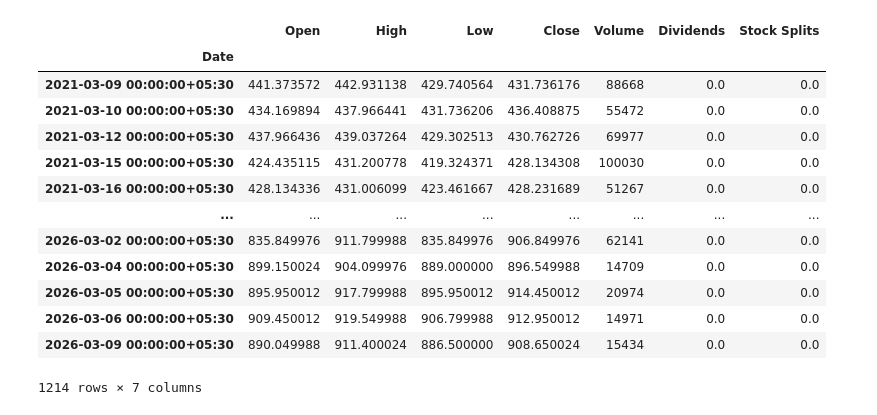
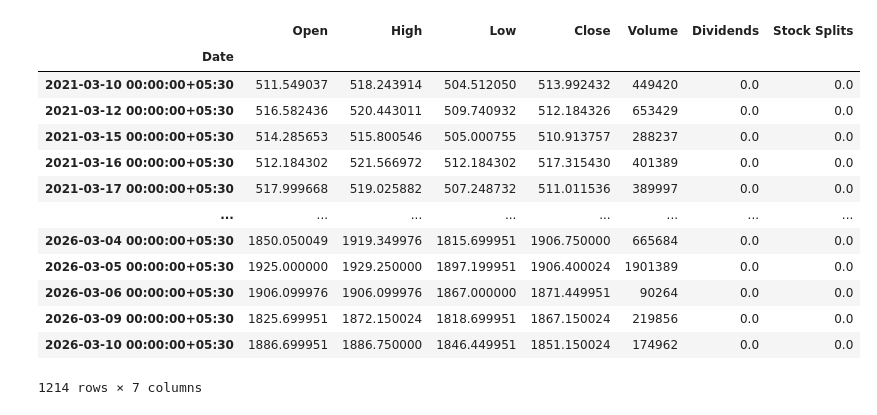
Before and after one commit to AshwinRaj-U/Python-Code-Practice, a Jupyter notebook: Untitled.ipynb, the cells around one changed output. Saved outputs shown, nothing was run; the diff lists cells and outputs as text; code cells hidden in the pictures.

```diff
--- a/Untitled.ipynb
+++ b/Untitled.ipynb
@@ -5,20 +6,20 @@ import matplotlib.pyplot as plt
 # %%
-zudus = yf.Ticker("ZYDUSLIFE.BO")
-data = zudus.history(period="5y")  # last 1 year
+airtel = yf.Ticker("BHARTIARTL.BO")
+data = airtel.history(period="5y")  # last 1 year
 data
 # %% [output]
 |  | Open | High | Low | Close | Volume | Dividends | Stock Splits |
 | Date |  |  |  |  |  |  |  |
-| 2021-03-09 00:00:00+05:30 | 441.373572 | 442.931138 | 429.740564 | 431.736176 | 88668 | 0.0 | 0.0 |
-| 2021-03-10 00:00:00+05:30 | 434.169894 | 437.966441 | 431.736206 | 436.408875 | 55472 | 0.0 | 0.0 |
-| 2021-03-12 00:00:00+05:30 | 437.966436 | 439.037264 | 429.302513 | 430.762726 | 69977 | 0.0 | 0.0 |
-| 2021-03-15 00:00:00+05:30 | 424.435115 | 431.200778 | 419.324371 | 428.134308 | 100030 | 0.0 | 0.0 |
-| 2021-03-16 00:00:00+05:30 | 428.134336 | 431.006099 | 423.461667 | 428.231689 | 51267 | 0.0 | 0.0 |
+| 2021-03-10 00:00:00+05:30 | 511.549037 | 518.243914 | 504.512050 | 513.992432 | 449420 | 0.0 | 0.0 |
+| 2021-03-12 00:00:00+05:30 | 516.582436 | 520.443011 | 509.740932 | 512.184326 | 653429 | 0.0 | 0.0 |
+| 2021-03-15 00:00:00+05:30 | 514.285653 | 515.800546 | 505.000755 | 510.913757 | 288237 | 0.0 | 0.0 |
+| 2021-03-16 00:00:00+05:30 | 512.184302 | 521.566972 | 512.184302 | 517.315430 | 401389 | 0.0 | 0.0 |
+| 2021-03-17 00:00:00+05:30 | 517.999668 | 519.025882 | 507.248732 | 511.011536 | 389997 | 0.0 | 0.0 |
 | ... | ... | ... | ... | ... | ... | ... | ... |
-| 2026-03-02 00:00:00+05:30 | 835.849976 | 911.799988 | 835.849976 | 906.849976 | 62141 | 0.0 | 0.0 |
-| 2026-03-04 00:00:00+05:30 | 899.150024 | 904.099976 | 889.000000 | 896.549988 | 14709 | 0.0 | 0.0 |
-| 2026-03-05 00:00:00+05:30 | 895.950012 | 917.799988 | 895.950012 | 914.450012 | 20974 | 0.0 | 0.0 |
-| 2026-03-06 00:00:00+05:30 | 909.450012 | 919.549988 | 906.799988 | 912.950012 | 14971 | 0.0 | 0.0 |
-| 2026-03-09 00:00:00+05:30 | 890.049988 | 911.400024 | 886.500000 | 908.650024 | 15434 | 0.0 | 0.0 |
+| 2026-03-04 00:00:00+05:30 | 1850.050049 | 1919.349976 | 1815.699951 | 1906.750000 | 665684 | 0.0 | 0.0 |
+| 2026-03-05 00:00:00+05:30 | 1925.000000 | 1929.250000 | 1897.199951 | 1906.400024 | 1901389 | 0.0 | 0.0 |
+| 2026-03-06 00:00:00+05:30 | 1906.099976 | 1906.099976 | 1867.000000 | 1871.449951 | 90264 | 0.0 | 0.0 |
+| 2026-03-09 00:00:00+05:30 | 1825.699951 | 1872.150024 | 1818.699951 | 1867.150024 | 219856 | 0.0 | 0.0 |
+| 2026-03-10 00:00:00+05:30 | 1886.699951 | 1886.750000 | 1846.449951 | 1851.150024 | 174962 | 0.0 | 0.0 |
 1214 rows × 7 columns
 # %%
```
Also changed, not shown: parts of 8 cells of this notebook.
